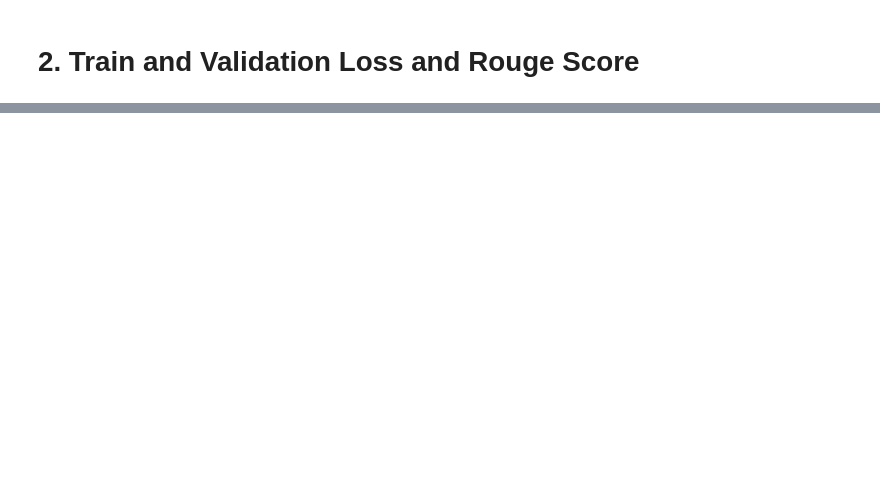
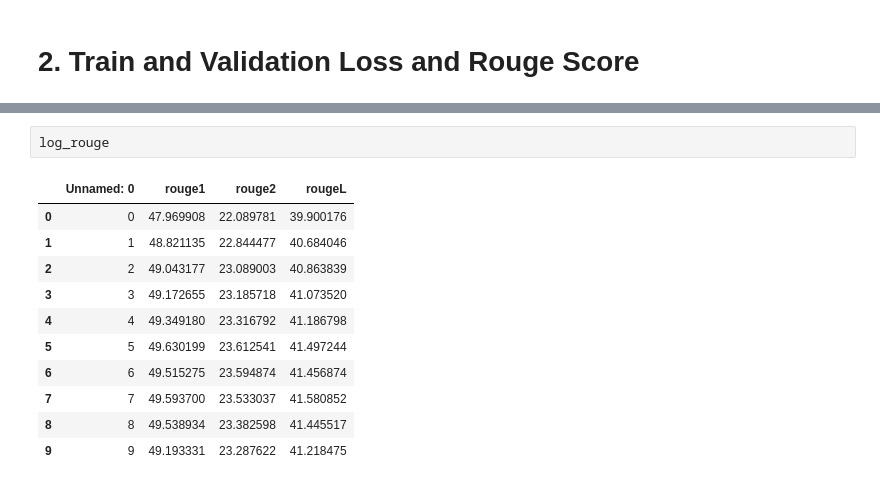
Before and after one commit to ClaudiaYao/PDF_conversion, a Jupyter notebook: model_summarizer/model_evaluation.ipynb, the cells around one changed output, grey strips where cells are left out. Drawn from its saved outputs; the diff is of its cells as text; blank space fills up the shorter version.

```diff
--- a/model_summarizer/model_evaluation.ipynb
+++ b/model_summarizer/model_evaluation.ipynb
@@ -56,0 +68,14 @@ plt.show()
+# %%
+log_rouge
+# %% [output]
+|  | Unnamed: 0 | rouge1 | rouge2 | rougeL |
+| 0 | 0 | 47.969908 | 22.089781 | 39.900176 |
+| 1 | 1 | 48.821135 | 22.844477 | 40.684046 |
+| 2 | 2 | 49.043177 | 23.089003 | 40.863839 |
+| 3 | 3 | 49.172655 | 23.185718 | 41.073520 |
+| 4 | 4 | 49.349180 | 23.316792 | 41.186798 |
+| 5 | 5 | 49.630199 | 23.612541 | 41.497244 |
+| 6 | 6 | 49.515275 | 23.594874 | 41.456874 |
+| 7 | 7 | 49.593700 | 23.533037 | 41.580852 |
+| 8 | 8 | 49.538934 | 23.382598 | 41.445517 |
+| 9 | 9 | 49.193331 | 23.287622 | 41.218475 |
```
Also changed, not shown: parts of 11 cells of this notebook.
